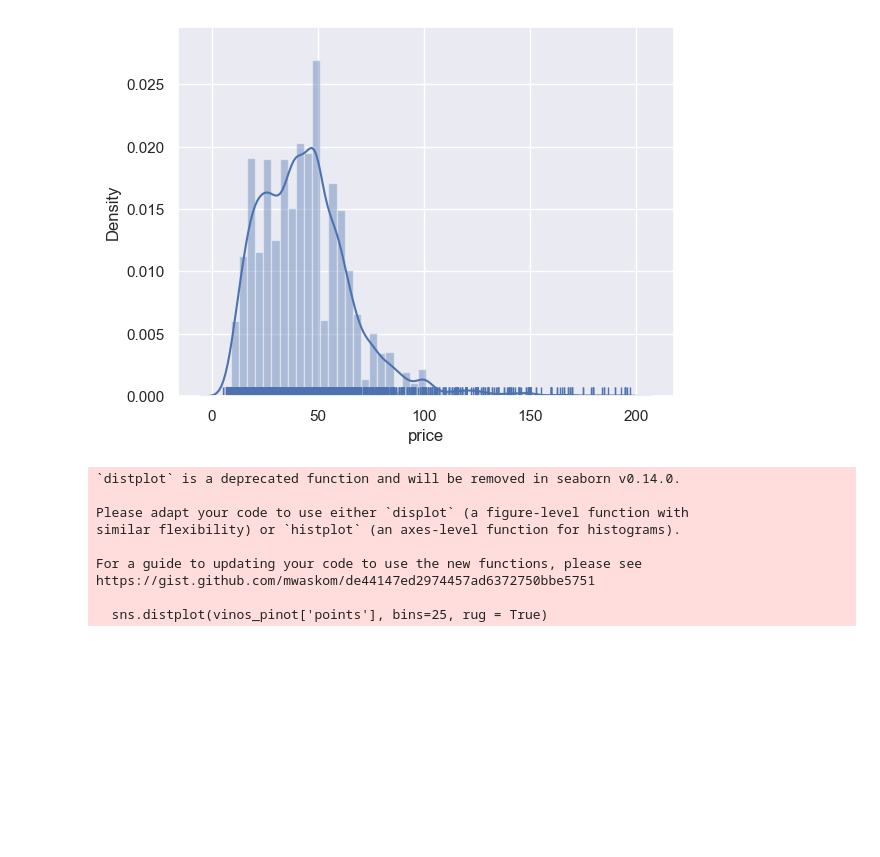
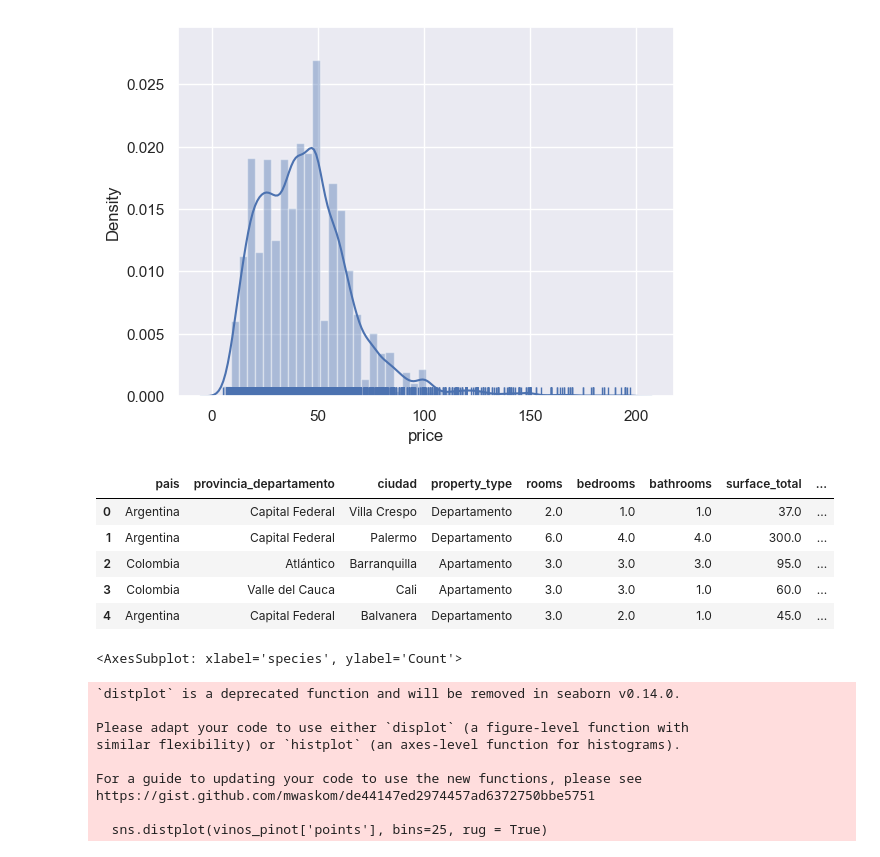
Before and after one commit to RobertoDanielRodriguezLopez/Proyectos, a Jupyter notebook: DATA ANALYTICS M5/Visualizacion Seaborn.ipynb, the cells around one changed output. Cells and saved outputs as stored; diff of their text form; code cells hidden in the pictures; blank space fills up the shorter version.

```diff
--- a/DATA ANALYTICS M5/Visualizacion Seaborn.ipynb
+++ b/DATA ANALYTICS M5/Visualizacion Seaborn.ipynb
@@ -337,6 +337,20 @@ https://gist.github.com/mwaskom/de44147ed2974457ad6372750bbe5751
   sns.distplot(vinos_pinot['price'], bins=50, rug = True)
 <AxesSubplot: xlabel='price', ylabel='Density'>
 [figure]
+# %%
+propiedades = pd.read_csv('properties.csv')
+propiedades.head()
+# %% [output]
+|  | pais | provincia_departamento | ciudad | property_type | rooms | bedrooms | bathrooms | surface_total | ... |
+| 0 | Argentina | Capital Federal | Villa Crespo | Departamento | 2.0 | 1.0 | 1.0 | 37.0 | ... |
+| 1 | Argentina | Capital Federal | Palermo | Departamento | 6.0 | 4.0 | 4.0 | 300.0 | ... |
+| 2 | Colombia | Atlántico | Barranquilla | Apartamento | 3.0 | 3.0 | 3.0 | 95.0 | ... |
+| 3 | Colombia | Valle del Cauca | Cali | Apartamento | 3.0 | 3.0 | 1.0 | 60.0 | ... |
+| 4 | Argentina | Capital Federal | Balvanera | Departamento | 3.0 | 2.0 | 1.0 | 45.0 | ... |
+# %%
+sns.histplot(data=propiedades,x='price_USD',hue='pais',ax=ax,kde=True)
+# %% [output]
+<AxesSubplot: xlabel='species', ylabel='Count'>
 # %%
 sns.distplot(vinos_pinot['points'], bins=25, rug = True)
 # %% [output]
```
Also changed, not shown: parts of 7 cells of this notebook, 13 other files.
